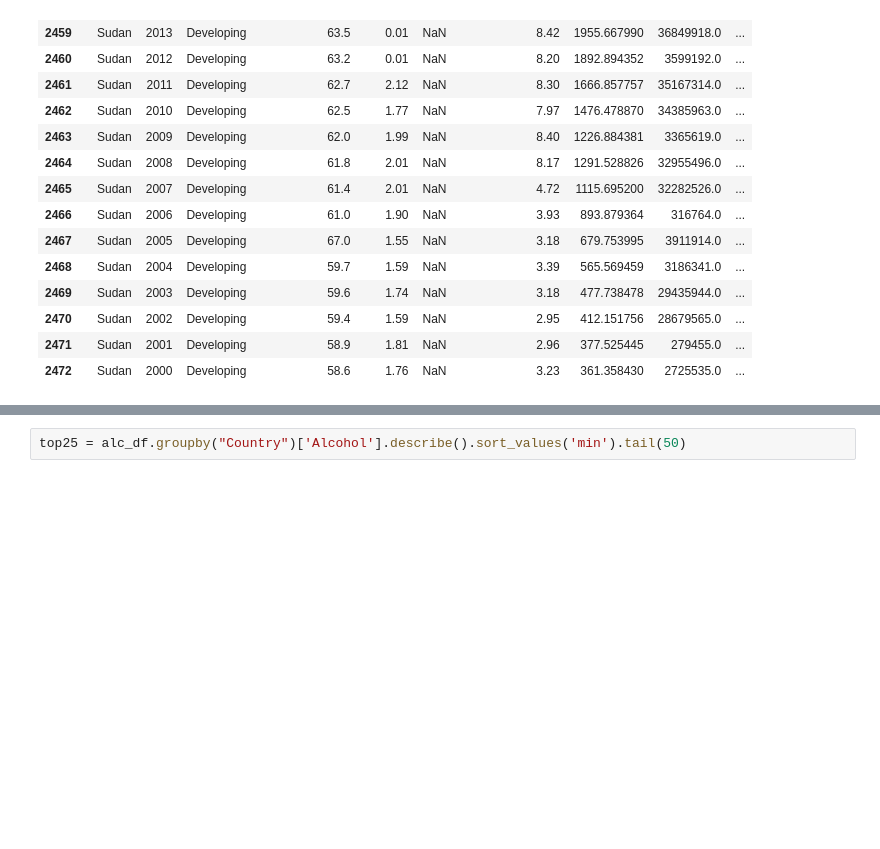
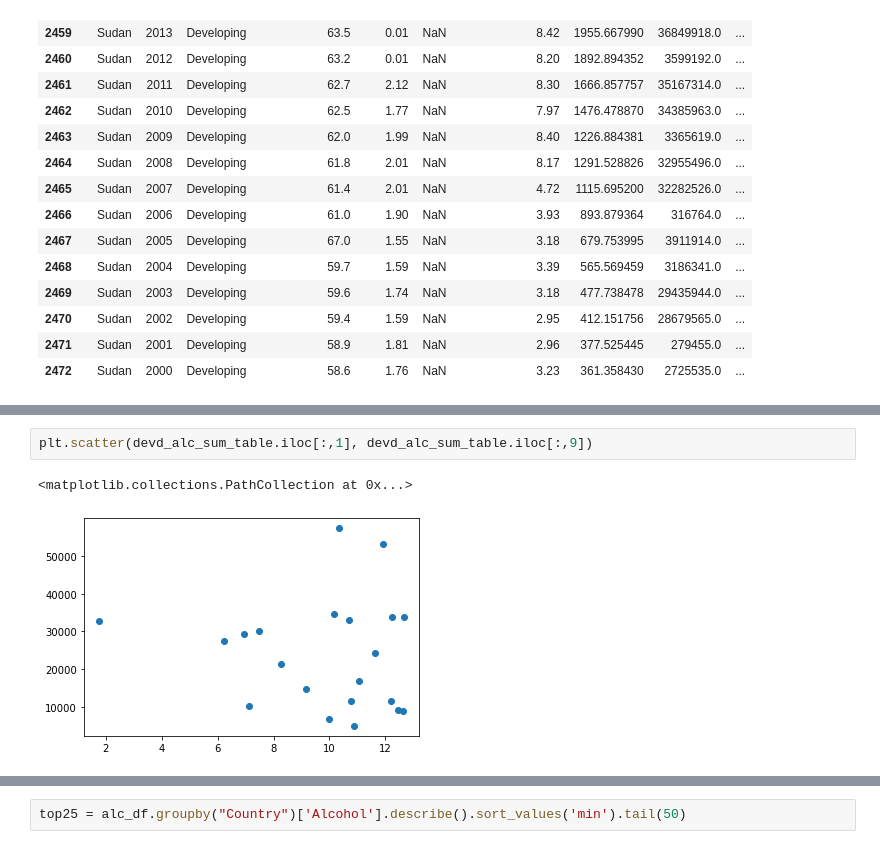
Before and after one commit to joshuadroid/tiger_team_project, a Jupyter notebook: joshfile.ipynb, the cells around one changed output, grey strips where cells are left out. Cells and saved outputs as stored; diff of their text form; blank space fills up the shorter version.

```diff
--- a/joshfile.ipynb
+++ b/joshfile.ipynb
@@ -219,0 +217,5 @@ Name: Alcohol, dtype: float64
+# %%
+plt.scatter(devd_alc_sum_table.iloc[:,1], devd_alc_sum_table.iloc[:,9])
+# %% [output]
+<matplotlib.collections.PathCollection at 0x...>
+[figure, added]
```
Also changed, not shown: parts of 19 cells of this notebook.
